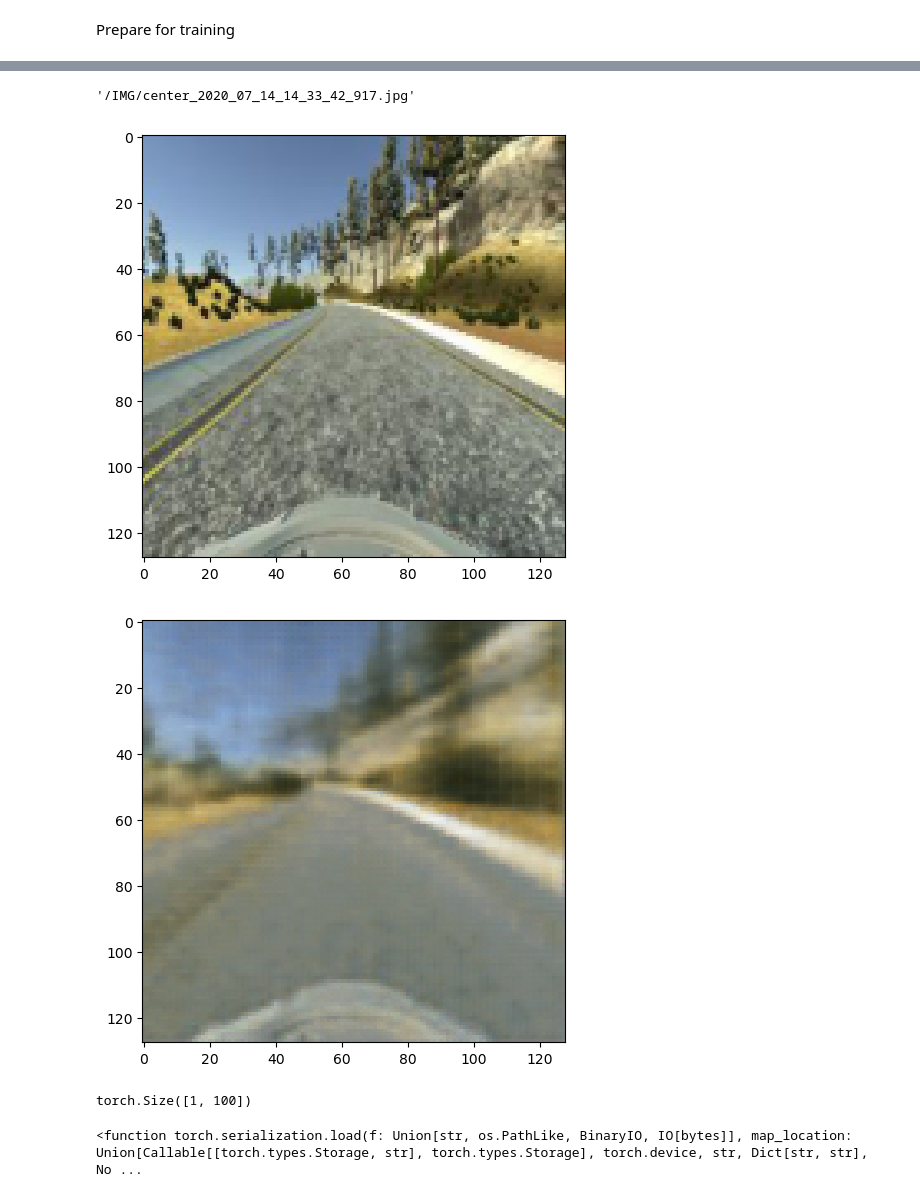
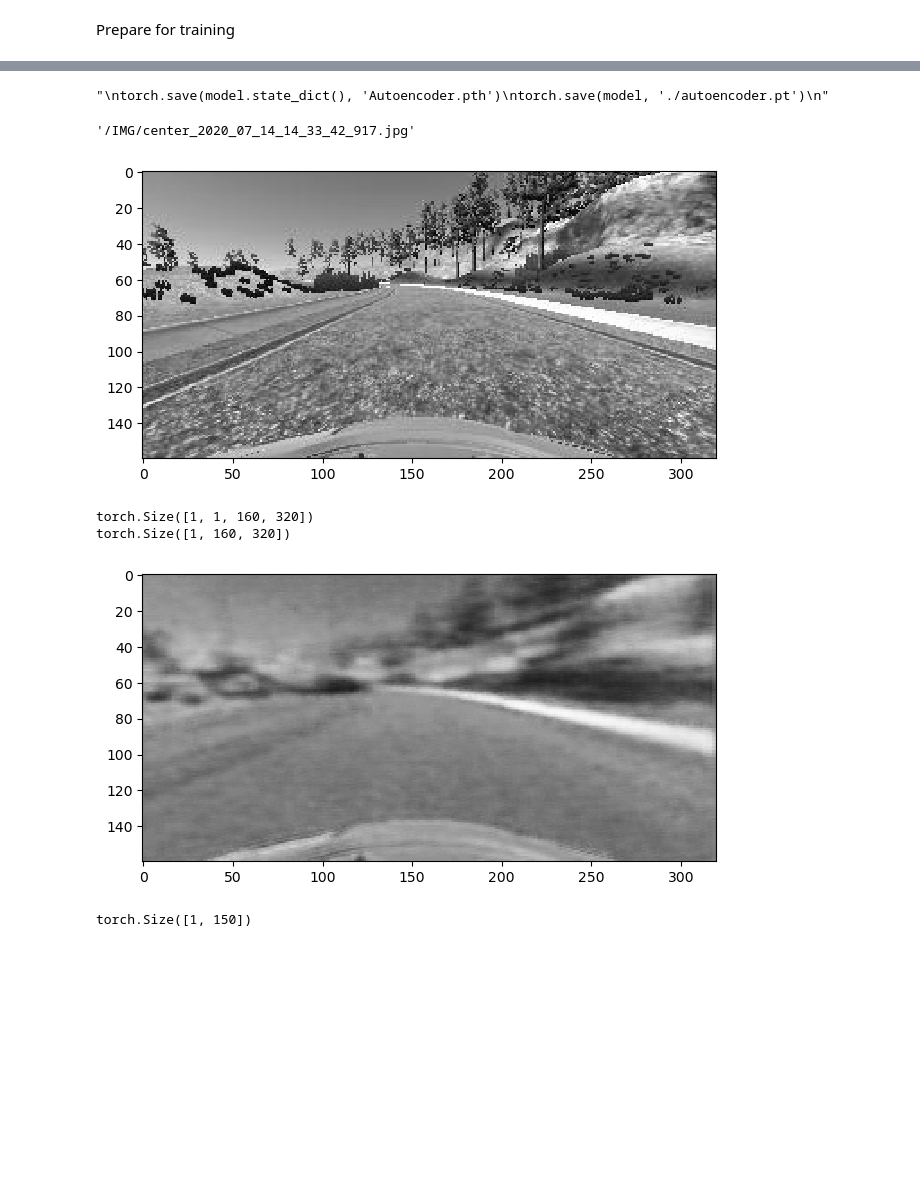
Before and after one commit to ADFerraro/coninual_drive_learn, a Jupyter notebook: dummy/encoder.ipynb, the cells around one changed output, grey strips where cells are left out. Drawn from its saved outputs; the diff is of its cells as text; code cells hidden in the pictures; blank space fills up the shorter version.

```diff
--- a/dummy/encoder.ipynb
+++ b/dummy/encoder.ipynb
@@ -47,16 +60,17 @@ class Autoencoder(nn.Module):
     def __init__(self):
         super(Autoencoder, self).__init__()
         self.encoder = nn.Sequential(
-            nn.Conv2d(3, 16, kernel_size=3, stride=1, padding=1),
-            nn.ReLU(),
+            nn.Conv2d(1, 1, kernel_size=5, stride=(1, 2), padding=2),
+            nn.Conv2d(1, 16, kernel_size=3, stride=1, padding=1),
+            #nn.ReLU(),
             nn.MaxPool2d(kernel_size=2, stride=2),
             nn.Conv2d(16, 8, kernel_size=3, stride=1, padding=1),
-            nn.ReLU(),
+            #nn.ReLU(),
             nn.MaxPool2d(kernel_size=2, stride=2),
             nn.Flatten(),
-            nn.Linear(8*32*32, 100)
+            nn.Linear(8*40*40, 150)
         )
-        self.bridge = nn.Sequential(nn.Linear(100, 8*32*32))
+        self.bridge = nn.Sequential(nn.Linear(150, 8*40*40))
         self.decoder = nn.Sequential(
             nn.ConvTranspose2d(8, 16,
                                kernel_size=3,
@@ -64,19 +78,27 @@ class Autoencoder(nn.Module):
                                padding=1,
                                output_padding=1),
             nn.ReLU(),
-            nn.ConvTranspose2d(16, 3,
+            nn.ConvTranspose2d(16, 1,
                                kernel_size=3,
                                stride=2,
                                padding=1,
                                output_padding=1),
+            nn.ConvTranspose2d(
+                1, 1,
+                kernel_size = 5,
+                stride = (1, 2),
+                padding=(2,2),
+                output_padding=(0,1)
+            ),
             nn.Sigmoid()
         )
 
     def forward(self, x):
         x = self.encoder(x)
         x = self.bridge(x)
-        x = x.reshape(x.shape[0], -1, 32, 32)
+        x = x.reshape(x.shape[0], -1, 40, 40)
         x = self.decoder(x)
+
         return x
 # %%
 model = Autoencoder()
@@ -85,7 +107,7 @@ Now let's define the image preprocessing
 # %%
 img_transform = transforms.Compose([
     transforms.ToTensor(),
-    transforms.Resize((128, 128)),
+    transforms.Grayscale(),
 ])
 # %%
 street_dataset = ImageDataset('./driving_log.csv', '.', transform=img_transform)
@@ -155,6 +177,10 @@ Epoch [46/50], Loss: 0.0090
 # %%
+"""
 torch.save(model.state_dict(), 'Autoencoder.pth')
 torch.save(model, './autoencoder.pt')
+"""
+# %% [output]
+"\ntorch.save(model.state_dict(), 'Autoencoder.pth')\ntorch.save(model, './autoencoder.pt')\n"
 # %%
 data.iloc[-2]['center']
 # %% [output]
@@ -162,26 +188,26 @@ data.iloc[-2]['center']
 # %%
 with torch.no_grad():
     for i in range(1):
         image = io.imread( "./" + data.iloc[-(i+1)]['center'])
         image = img_transform(image)
         io.imshow(image.cpu().numpy().transpose((1,2,0)))
         plt.show()
         image = image.to(device)
         image = image.unsqueeze(0)
         reconstruct = model(image)
-        reconstruct = reconstruct.squeeze()
+        print(reconstruct.shape)
+        reconstruct = reconstruct.squeeze(axis=0)
+        print(reconstruct.shape)
         io.imshow(reconstruct.cpu().numpy().transpose((1,2,0)))
         plt.show()
         latent = model.encoder(image)
         print(latent.size())
 # %% [output]
-[figure, old version]
+[figure, new version]
+torch.Size([1, 1, 160, 320])
+torch.Size([1, 160, 320])
-[figure, old version]
+[figure, new version]
-torch.Size([1, 100])
+torch.Size([1, 150])
-# %%
-torch.load
-# %% [output]
-<function torch.serialization.load(f: Union[str, os.PathLike, BinaryIO, IO[bytes]], map_location: Union[Callable[[torch.types.Storage, str], torch.types.Storage], torch.device, str, Dict[str, str], No ...
 # %%
 model.eval()
 # %% [output]
```
Also changed, not shown: parts of 11 cells of this notebook, 5 other files.
